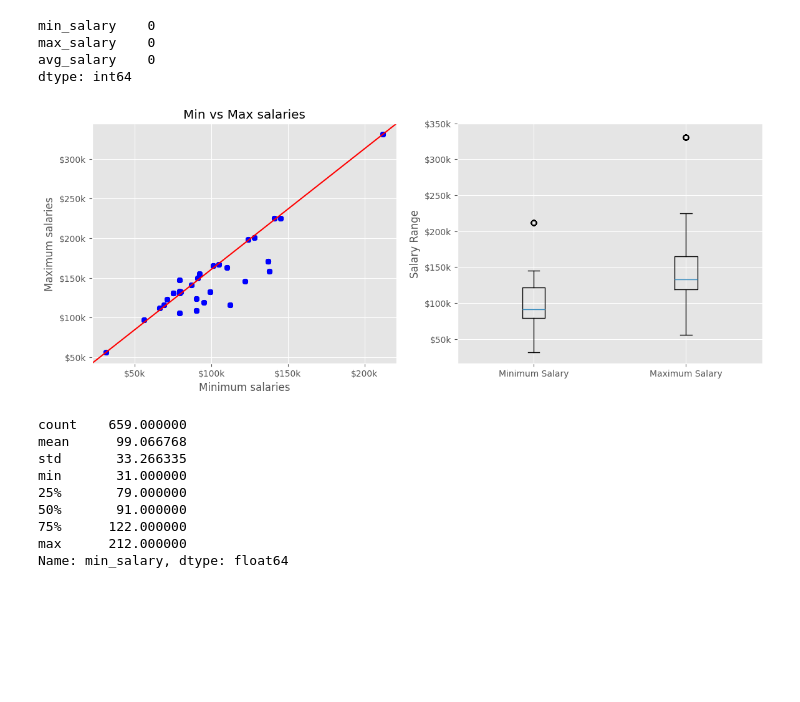
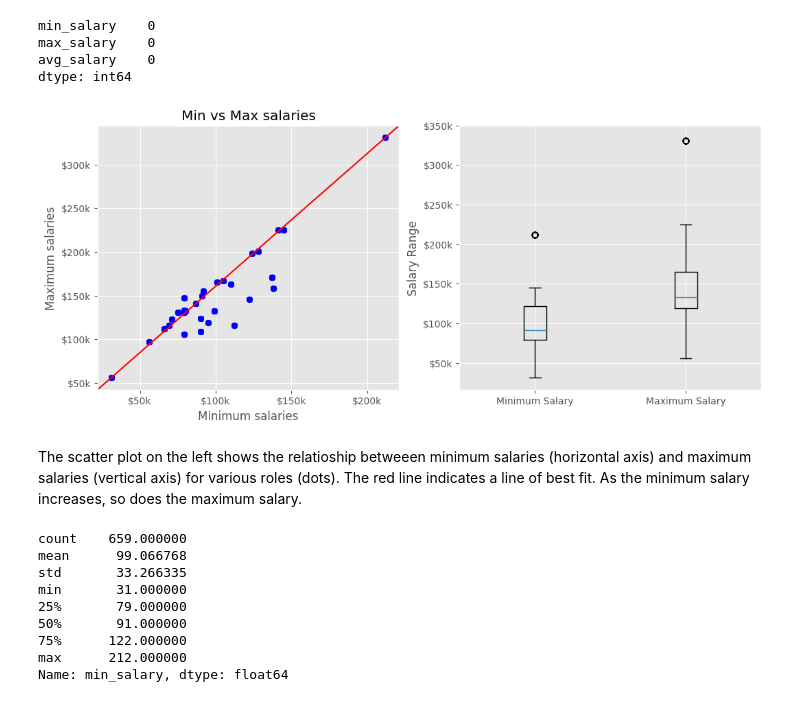
Before and after one commit to AngelX62/Data-Science-Job-Clean, a Jupyter notebook: Data_Science.ipynb, the cells around one changed output. Cells and saved outputs as stored; diff of their text form; code cells hidden in the pictures; blank space fills up the shorter version.

Commit message:
Visualization description

```diff
--- a/Data_Science.ipynb
+++ b/Data_Science.ipynb
@@ -344,27 +344,29 @@ dtype: int64
 # %%
 # Plotting to see relationship:
 # Positive correlation between min and max salaries
 # Outliers are presented to show significantly higher values
 
 sal_ticks = list(range(50, 400, 50))
 plt.style.use('ggplot')
-fig, ax = plt.subplots(nrows=1, ncols=2, figsize=(10,5))
+fig, ax = plt.subplots(nrows=1, ncols=2, figsize=(9,5))
 #ax[0] = (projection="3d")
 ax[0].plot([0,1], [0,1], color='red', transform=ax[0].transAxes)
 ax[0].set_title('Min vs Max salaries')
 ax[0].set_xlabel('Minimum salaries')
 ax[0].set_ylabel('Maximum salaries')
 ax[0].set_yticks(sal_ticks, [f"${x}k" for x in sal_ticks])
 ax[0].set_xticks(sal_ticks, [f"${y}k" for y in sal_ticks])
 ax[0].scatter(df['min_salary'], df['max_salary'], c='b', alpha=0.5)
 
 
 ax[1].boxplot([df['min_salary'], df['max_salary']], labels=['Minimum Salary', 'Maximum Salary'])
 ax[1].set_ylabel('Salary Range')
 ax[1].set_yticks(sal_ticks, [f"${x}k" for x in sal_ticks])
 plt.subplots_adjust(right=1.2)
 # %% [output]
-[figure, old version]
+[figure, new version]
+# %% [markdown]
+The scatter plot on the left shows the relatioship betweeen minimum salaries (horizontal axis) and maximum salaries (vertical axis) for various roles (dots). The red line indicates a line of best fit. As the minimum salary increases, so does the maximum salary.
 # %%
 df['min_salary'].describe()
 # %% [output]
```
Also changed, not shown: parts of 4 cells of this notebook.
